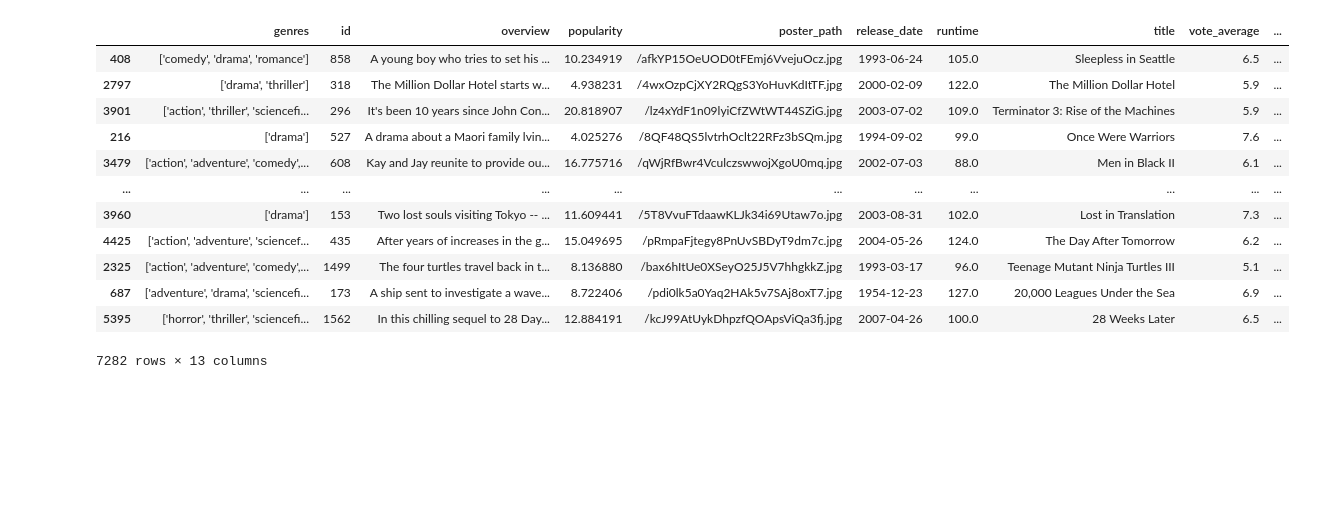
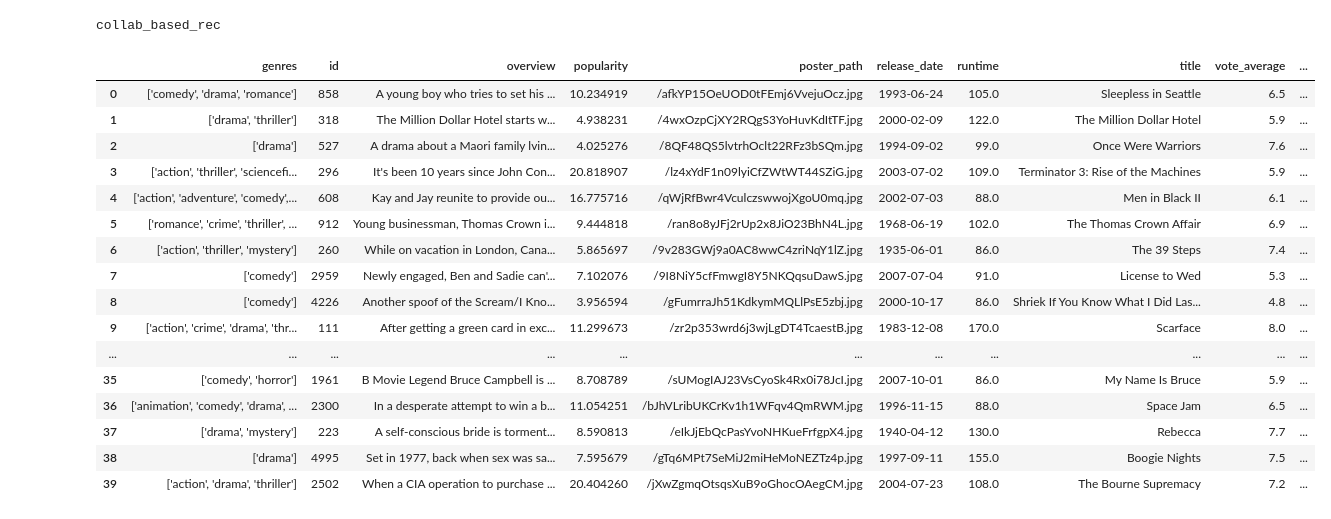
Before and after one commit to mcastelli5/Movie-Recommendation-Engine, a Jupyter notebook: test.ipynb, the cells around one changed output. Drawn from its saved outputs; the diff is of its cells as text; code cells hidden in the pictures; blank space fills up the shorter version.

```diff
--- a/test.ipynb
+++ b/test.ipynb
@@ -92,16 +74,22 @@ hybrid_rec
-# %%
-display(get_rec(fav_movie="The Blind Side"))
-# %% [output]
-|  | genres | id | overview | popularity | poster_path | release_date | runtime | title | vote_average | ... |
-| 408 | ['comedy', 'drama', 'romance'] | 858 | A young boy who tries to set his ... | 10.234919 | /afkYP15OeUOD0tFEmj6VvejuOcz.jpg | 1993-06-24 | 105.0 | Sleepless in Seattle | 6.5 | ... |
-| 2797 | ['drama', 'thriller'] | 318 | The Million Dollar Hotel starts w... | 4.938231 | /4wxOzpCjXY2RQgS3YoHuvKdItTF.jpg | 2000-02-09 | 122.0 | The Million Dollar Hotel | 5.9 | ... |
-| 3901 | ['action', 'thriller', 'sciencefi... | 296 | It's been 10 years since John Con... | 20.818907 | /lz4xYdF1n09lyiCfZWtWT44SZiG.jpg | 2003-07-02 | 109.0 | Terminator 3: Rise of the Machines | 5.9 | ... |
-| 216 | ['drama'] | 527 | A drama about a Maori family lvin... | 4.025276 | /8QF48QS5lvtrhOclt22RFz3bSQm.jpg | 1994-09-02 | 99.0 | Once Were Warriors | 7.6 | ... |
-| 3479 | ['action', 'adventure', 'comedy',... | 608 | Kay and Jay reunite to provide ou... | 16.775716 | /qWjRfBwr4VculczswwojXgoU0mq.jpg | 2002-07-03 | 88.0 | Men in Black II | 6.1 | ... |
-| ... | ... | ... | ... | ... | ... | ... | ... | ... | ... | ... |
-| 3960 | ['drama'] | 153 | Two lost souls visiting Tokyo -- ... | 11.609441 | /5T8VvuFTdaawKLJk34i69Utaw7o.jpg | 2003-08-31 | 102.0 | Lost in Translation | 7.3 | ... |
-| 4425 | ['action', 'adventure', 'sciencef... | 435 | After years of increases in the g... | 15.049695 | /pRmpaFjtegy8PnUvSBDyT9dm7c.jpg | 2004-05-26 | 124.0 | The Day After Tomorrow | 6.2 | ... |
-| 2325 | ['action', 'adventure', 'comedy',... | 1499 | The four turtles travel back in t... | 8.136880 | /bax6hItUe0XSeyO25J5V7hhgkkZ.jpg | 1993-03-17 | 96.0 | Teenage Mutant Ninja Turtles III | 5.1 | ... |
-| 687 | ['adventure', 'drama', 'sciencefi... | 173 | A ship sent to investigate a wave... | 8.722406 | /pdi0lk5a0Yaq2HAk5v7SAj8oxT7.jpg | 1954-12-23 | 127.0 | 20,000 Leagues Under the Sea | 6.9 | ... |
-| 5395 | ['horror', 'thriller', 'sciencefi... | 1562 | In this chilling sequel to 28 Day... | 12.884191 | /kcJ99AtUykDhpzfQOApsViQa3fj.jpg | 2007-04-26 | 100.0 | 28 Weeks Later | 6.5 | ... |
-7282 rows × 13 columns
+# %%
+collab_df = get_rec(fav_movie="The Dark Knight")
+display(collab_df)
+# %% [output]
+collab_based_rec
+|  | genres | id | overview | popularity | poster_path | release_date | runtime | title | vote_average | ... |
+| 0 | ['comedy', 'drama', 'romance'] | 858 | A young boy who tries to set his ... | 10.234919 | /afkYP15OeUOD0tFEmj6VvejuOcz.jpg | 1993-06-24 | 105.0 | Sleepless in Seattle | 6.5 | ... |
+| 1 | ['drama', 'thriller'] | 318 | The Million Dollar Hotel starts w... | 4.938231 | /4wxOzpCjXY2RQgS3YoHuvKdItTF.jpg | 2000-02-09 | 122.0 | The Million Dollar Hotel | 5.9 | ... |
+| 2 | ['drama'] | 527 | A drama about a Maori family lvin... | 4.025276 | /8QF48QS5lvtrhOclt22RFz3bSQm.jpg | 1994-09-02 | 99.0 | Once Were Warriors | 7.6 | ... |
+| 3 | ['action', 'thriller', 'sciencefi... | 296 | It's been 10 years since John Con... | 20.818907 | /lz4xYdF1n09lyiCfZWtWT44SZiG.jpg | 2003-07-02 | 109.0 | Terminator 3: Rise of the Machines | 5.9 | ... |
+| 4 | ['action', 'adventure', 'comedy',... | 608 | Kay and Jay reunite to provide ou... | 16.775716 | /qWjRfBwr4VculczswwojXgoU0mq.jpg | 2002-07-03 | 88.0 | Men in Black II | 6.1 | ... |
+| 5 | ['romance', 'crime', 'thriller', ... | 912 | Young businessman, Thomas Crown i... | 9.444818 | /ran8o8yJFj2rUp2x8JiO23BhN4L.jpg | 1968-06-19 | 102.0 | The Thomas Crown Affair | 6.9 | ... |
+| 6 | ['action', 'thriller', 'mystery'] | 260 | While on vacation in London, Cana... | 5.865697 | /9v283GWj9a0AC8wwC4zriNqY1lZ.jpg | 1935-06-01 | 86.0 | The 39 Steps | 7.4 | ... |
+| 7 | ['comedy'] | 2959 | Newly engaged, Ben and Sadie can'... | 7.102076 | /9I8NiY5cfFmwgI8Y5NKQqsuDawS.jpg | 2007-07-04 | 91.0 | License to Wed | 5.3 | ... |
+| 8 | ['comedy'] | 4226 | Another spoof of the Scream/I Kno... | 3.956594 | /gFumrraJh51KdkymMQLlPsE5zbj.jpg | 2000-10-17 | 86.0 | Shriek If You Know What I Did Las... | 4.8 | ... |
+| 9 | ['action', 'crime', 'drama', 'thr... | 111 | After getting a green card in exc... | 11.299673 | /zr2p353wrd6j3wjLgDT4TcaestB.jpg | 1983-12-08 | 170.0 | Scarface | 8.0 | ... |
+| ... | ... | ... | ... | ... | ... | ... | ... | ... | ... | ... |
+| 35 | ['comedy', 'horror'] | 1961 | B Movie Legend Bruce Campbell is ... | 8.708789 | /sUMogIAJ23VsCyoSk4Rx0i78JcI.jpg | 2007-10-01 | 86.0 | My Name Is Bruce | 5.9 | ... |
+| 36 | ['animation', 'comedy', 'drama', ... | 2300 | In a desperate attempt to win a b... | 11.054251 | /bJhVLribUKCrKv1h1WFqv4QmRWM.jpg | 1996-11-15 | 88.0 | Space Jam | 6.5 | ... |
+| 37 | ['drama', 'mystery'] | 223 | A self-conscious bride is torment... | 8.590813 | /eIkJjEbQcPasYvoNHKueFrfgpX4.jpg | 1940-04-12 | 130.0 | Rebecca | 7.7 | ... |
+| 38 | ['drama'] | 4995 | Set in 1977, back when sex was sa... | 7.595679 | /gTq6MPt7SeMiJ2miHeMoNEZTz4p.jpg | 1997-09-11 | 155.0 | Boogie Nights | 7.5 | ... |
+| 39 | ['action', 'drama', 'thriller'] | 2502 | When a CIA operation to purchase ... | 20.404260 | /jXwZgmqOtsqsXuB9oGhocOAegCM.jpg | 2004-07-23 | 108.0 | The Bourne Supremacy | 7.2 | ... |
```
Also changed, not shown: parts of 5 cells of this notebook, 3 other files.
